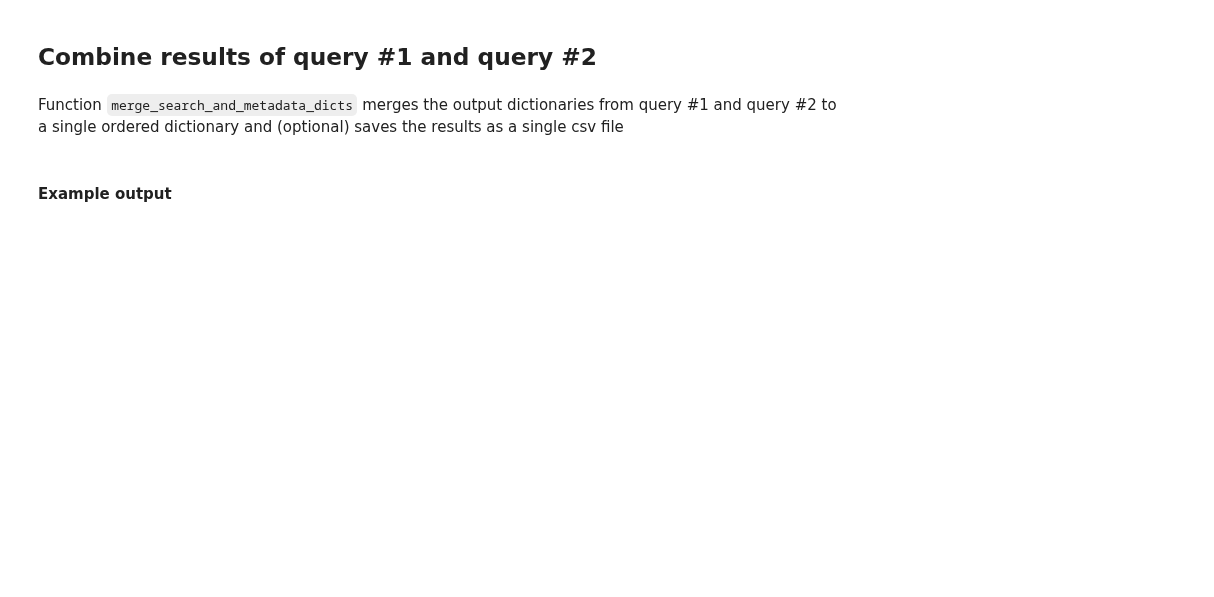
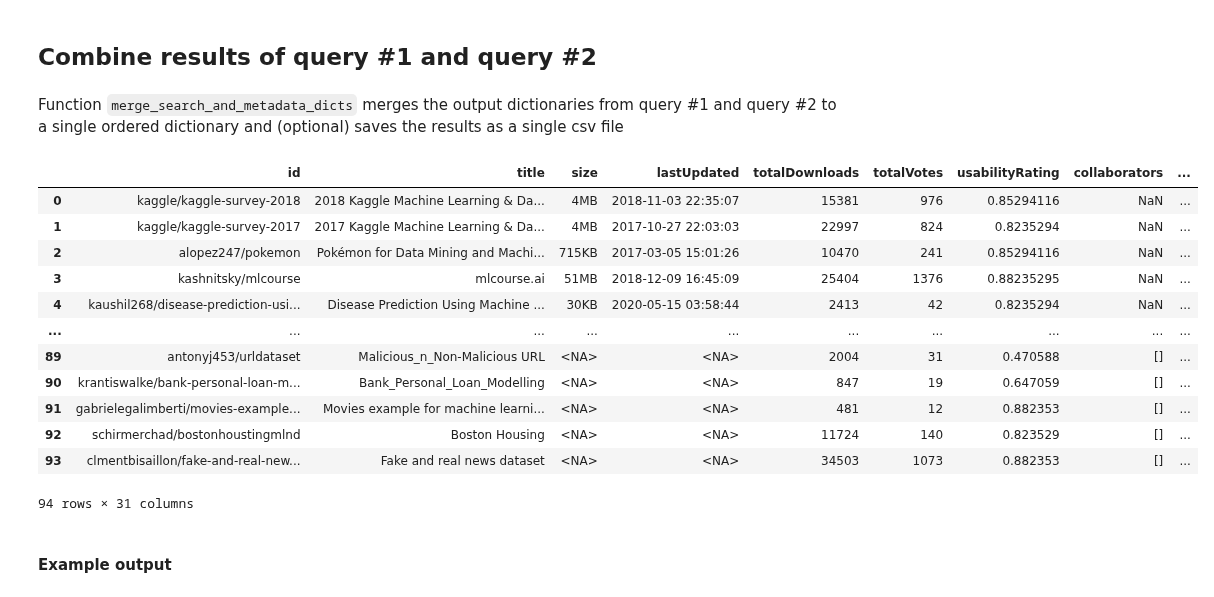
Before and after one commit to michaelbaluja/PyCurator, a Jupyter notebook: notebooks/Kaggle.ipynb, the cells around one changed output. Cells and saved outputs as stored; diff of their text form; code cells hidden in the pictures; blank space fills up the shorter version.

Commit message:
update kaggle metadata search

```diff
--- a/notebooks/Kaggle.ipynb
+++ b/notebooks/Kaggle.ipynb
@@ -231,17 +256,19 @@ def get_query_metadata(object_paths, flatten_output=False):
     json_data = _retrieve_object_json(object_paths[0], flatten_output)
 
     # Create DataFrame to store metadata in, using columns found in first query, and then add query info
-    metadata_df = pd.DataFrame(columns=json_data.keys(), dtype=object)
-    metadata_df = metadata_df.append(json_data, ignore_index=True)
+    metadata_df = pd.DataFrame(json_data)
 
     # Pulls metadata information for each dataset found above
-    for object_path in tqdm(object_paths[1::]):
+    for object_path in tqdm(object_paths[1:50:]):
         # Download & load the metadata
         json_data = _retrieve_object_json(object_path, flatten_output)
 
         # Store the metadata into our DataFrame created above
         metadata_df = metadata_df.append(json_data, ignore_index=True)
 
+    # Convert datatypes (for some reason totalDownloads and totalViews are floats)
+    metadata_df = metadata_df.convert_dtypes()
+
     return metadata_df
 # %% [markdown]
 Function `get_all_metadata` uses a `for` loop to put dataframes into an ordered dictionary, matching result #1 ordered dictionary
@@ -267,12 +294,14 @@ def get_all_metadata(search_output_dict, flatten_output=False):
     metadata_dict = OrderedDict()
 
     for query, df in search_output_dict.items():
-        print(f'Retrieving {query} metadata')
-        # Create object paths
-        _, search_type = query
-        object_paths = df.id.values
+        # Kernels do not have metadata
+        if 'kernels' not in query:
+            print(f'Retrieving {query} metadata')
+            # Create object paths
+            _, search_type = query
+            object_paths = df.id.values
 
-        metadata_dict[query] = get_query_metadata(object_paths, flatten_output)
+            metadata_dict[query] = get_query_metadata(object_paths, flatten_output)
 
     return metadata_dict
 # %%
@@ -303,9 +333,6 @@ def merge_search_and_metadata_dicts(search_dict, metadata_dict, on=None, left_on
     - df_dict (OrderedDict): OrderedDict containing all of the merged search/metadata dicts
     """
 
-    # Make sure the dictionaries contain the same searches
-    assert search_dict.keys() == metadata_dict.keys(), 'Dictionaries must contain the same searches'
-
     num_dataframes = len(search_dict)
 
     # Ensure the save variable data is proper
@@ -318,12 +345,14 @@ def merge_search_and_metadata_dicts(search_dict, metadata_dict, on=None, left_on
 
     # Merge the DataFrames
     df_dict = OrderedDict()
-    for (query_key, search_df), (query_key, metadata_df), save_loc in zip(search_dict.items(),
-                                                                          metadata_dict.items(),
-                                                                          save):
-
-        # Merge small version of "full" dataframe with "detailed" dataframe
-        df_all = pd.merge(search_df, metadata_df, on=on, left_on=left_on, right_on=right_on, how='outer')
+    for query_key, save_loc in zip(search_dict.keys(), save):
+        search_df = search_dict[query_key]
+        if query_key in metadata_dict:
+            # Merge small version of "full" dataframe with "detailed" dataframe
+            metadata_df = metadata_dict[query_key]
+            df_all = pd.merge(search_df, metadata_df, on=on, left_on=left_on, right_on=right_on, how='outer')
+        else:
+            df_all = search_df
 
         # Save DataFrame
         if save_loc:
@@ -348,6 +377,22 @@ def merge_search_and_metadata_dicts(search_dict, metadata_dict, on=None, left_on
 # %%
 #run merge function
 df_dict = merge_search_and_metadata_dicts(search_output_dict, metadata_dict)
+# %%
+df_dict[sample_key]
+# %% [output]
+|  | id | title | size | lastUpdated | totalDownloads | totalVotes | usabilityRating | collaborators | ... |
+| 0 | kaggle/kaggle-survey-2018 | 2018 Kaggle Machine Learning & Da... | 4MB | 2018-11-03 22:35:07 | 15381 | 976 | 0.85294116 | NaN | ... |
+| 1 | kaggle/kaggle-survey-2017 | 2017 Kaggle Machine Learning & Da... | 4MB | 2017-10-27 22:03:03 | 22997 | 824 | 0.8235294 | NaN | ... |
+| 2 | alopez247/pokemon | Pokémon for Data Mining and Machi... | 715KB | 2017-03-05 15:01:26 | 10470 | 241 | 0.85294116 | NaN | ... |
+| 3 | kashnitsky/mlcourse | mlcourse.ai | 51MB | 2018-12-09 16:45:09 | 25404 | 1376 | 0.88235295 | NaN | ... |
+| 4 | kaushil268/disease-prediction-usi... | Disease Prediction Using Machine ... | 30KB | 2020-05-15 03:58:44 | 2413 | 42 | 0.8235294 | NaN | ... |
+| ... | ... | ... | ... | ... | ... | ... | ... | ... | ... |
+| 89 | antonyj453/urldataset | Malicious_n_Non-Malicious URL | <NA> | <NA> | 2004 | 31 | 0.470588 | [] | ... |
+| 90 | krantiswalke/bank-personal-loan-m... | Bank_Personal_Loan_Modelling | <NA> | <NA> | 847 | 19 | 0.647059 | [] | ... |
+| 91 | gabrielegalimberti/movies-example... | Movies example for machine learni... | <NA> | <NA> | 481 | 12 | 0.882353 | [] | ... |
+| 92 | schirmerchad/bostonhoustingmlnd | Boston Housing | <NA> | <NA> | 11724 | 140 | 0.823529 | [] | ... |
+| 93 | clmentbisaillon/fake-and-real-new... | Fake and real news dataset | <NA> | <NA> | 34503 | 1073 | 0.882353 | [] | ... |
+94 rows × 31 columns
 # %% [markdown]
 #### Example output
 # %%
```
Also changed, not shown: parts of 8 cells of this notebook, 1 other file.
